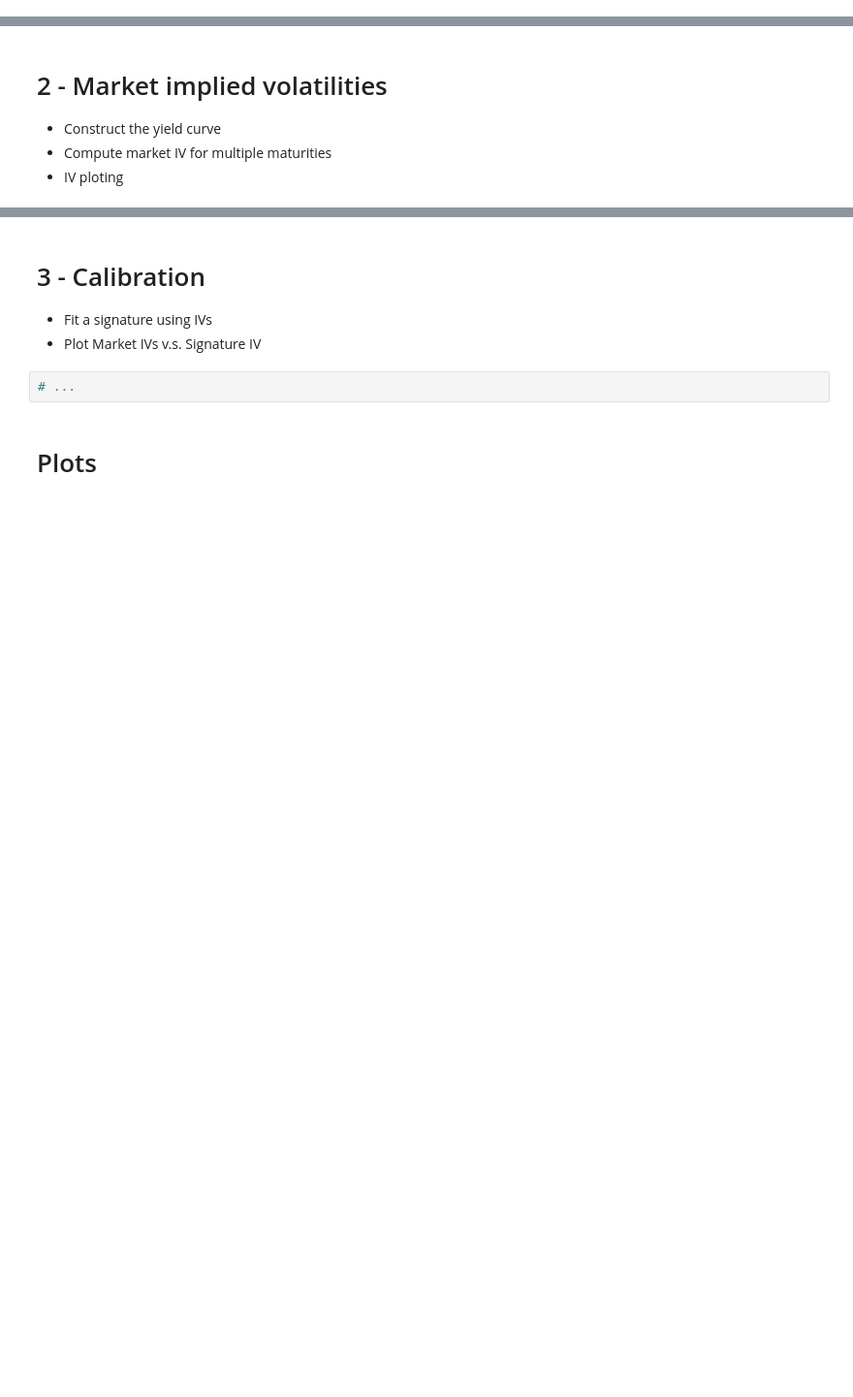
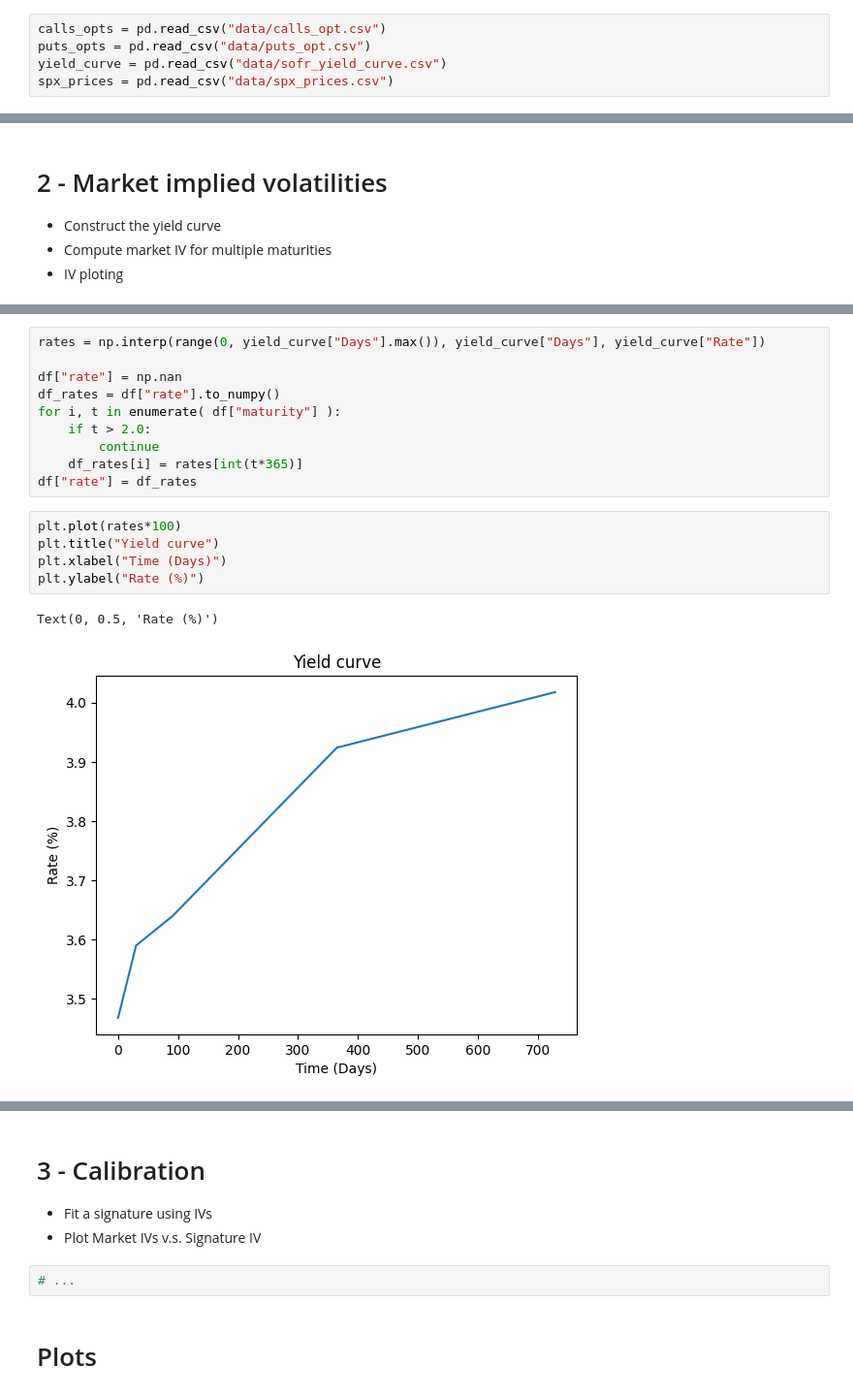
Before and after one commit to Sh3xe/signature-vol-model, a Jupyter notebook: 4_iv_calibration.ipynb, the cells around one changed output, grey strips where cells are left out. Shown at 97% size. Cells and saved outputs as stored; diff of their text form; blank space fills up the shorter version.

```diff
--- a/4_iv_calibration.ipynb
+++ b/4_iv_calibration.ipynb
@@ -24,3 +29,8 @@ np.random.seed(0xDEADBEEF)
 * Call & put prices for multiple maturities
 * Risk-free rate
 * Yield Curve
+# %%
+calls_opts = pd.read_csv("data/calls_opt.csv")
+puts_opts = pd.read_csv("data/puts_opt.csv")
+yield_curve = pd.read_csv("data/sofr_yield_curve.csv")
+spx_prices = pd.read_csv("data/spx_prices.csv")
@@ -34,0 +143,18 @@ np.random.seed(0xDEADBEEF)
+# %%
+rates = np.interp(range(0, yield_curve["Days"].max()), yield_curve["Days"], yield_curve["Rate"])
+
+df["rate"] = np.nan
+df_rates = df["rate"].to_numpy()
+for i, t in enumerate( df["maturity"] ):
+    if t > 2.0:
+        continue
+    df_rates[i] = rates[int(t*365)]
+df["rate"] = df_rates
+# %%
+plt.plot(rates*100)
+plt.title("Yield curve")
+plt.xlabel("Time (Days)")
+plt.ylabel("Rate (%)")
+# %% [output]
+Text(0, 0.5, 'Rate (%)')
+[figure, added]
```
Also changed, not shown: parts of 14 cells of this notebook, 1 other file.
